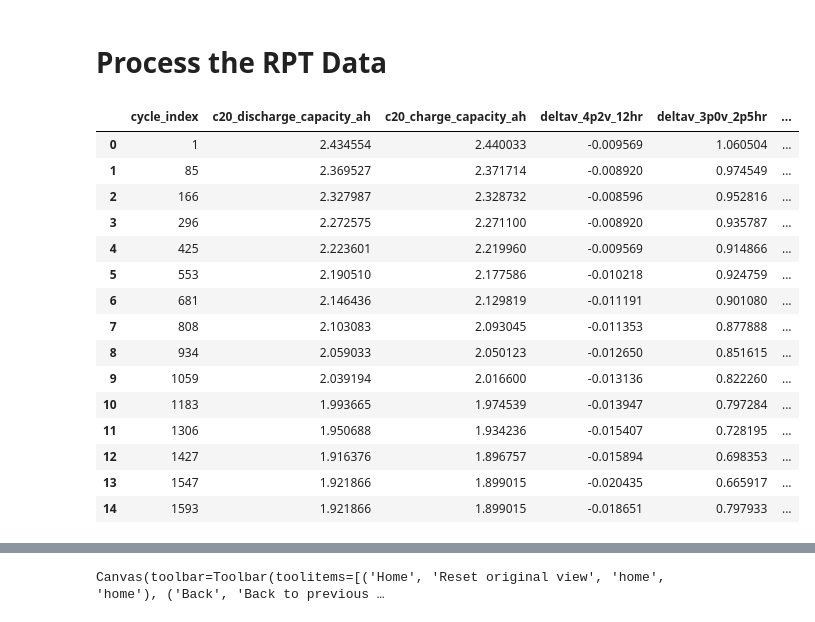
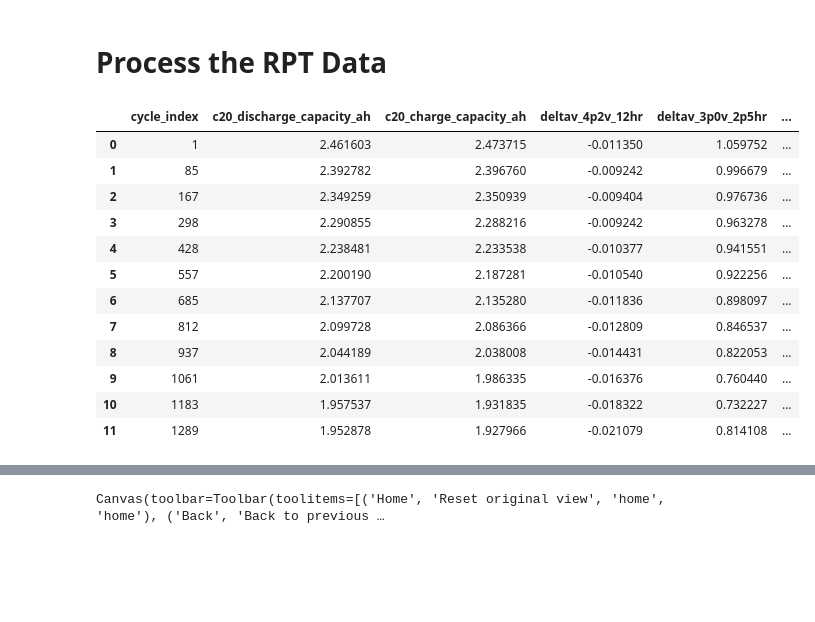
Before and after one commit to wengandrew/fast-formation, a Jupyter notebook: notebooks-2023/2023_01_31_test_process_cycling_data.ipynb, the cells around one changed output, grey strips where cells are left out. Cells and saved outputs as stored; diff of their text form; code cells hidden in the pictures; blank space fills up the shorter version.

```diff
--- a/notebooks-2023/2023_01_31_test_process_cycling_data.ipynb
+++ b/notebooks-2023/2023_01_31_test_process_cycling_data.ipynb
@@ -36,6 +39,6 @@ Initializing test records...
 Initializing devices...
 Done.
 # %%
-device_name = 'UMBL2022FEB_CELL152030'
+device_name = 'UMBL2022FEB_CELL152002'
 cyc = parsers.CyclingDataParser(device_name, vh)
 # %% [output]
@@ -130,32 +133,29 @@ Canvas(toolbar=Toolbar(toolitems=[('Home', 'Reset original view', 'home', 'home'
 # %% [markdown]
 # Process the RPT Data
 # %%
-rpt_start_cycle_list = cyc.get_rpt_start_cycles()
+rpt_start_cycle_list = rpt.get_rpt_start_cycles(0)
 df_by_rpt = rpt.get_rpt_info(rpt_start_cycle_list)
 
 # Append the throughput data by matching on the cycling info DataFrame
 rpt_tot_discharge_capacity_ah = []
 
 for cycle_index in df_by_rpt['cycle_index']:
     rpt_tot_discharge_capacity_ah.append(df_by_cyc['tot_discharge_capacity_ah'][df_by_cyc.index == cycle_index].values[0])
 
 df_by_rpt['tot_discharge_capacity_ah'] = rpt_tot_discharge_capacity_ah
 
 df_by_rpt
 # %% [output]
 |  | cycle_index | c20_discharge_capacity_ah | c20_charge_capacity_ah | deltav_4p2v_12hr | deltav_3p0v_2p5hr | ... |
-| 0 | 1 | 2.434554 | 2.440033 | -0.009569 | 1.060504 | ... |
-| 1 | 85 | 2.369527 | 2.371714 | -0.008920 | 0.974549 | ... |
-| 2 | 166 | 2.327987 | 2.328732 | -0.008596 | 0.952816 | ... |
-| 3 | 296 | 2.272575 | 2.271100 | -0.008920 | 0.935787 | ... |
-| 4 | 425 | 2.223601 | 2.219960 | -0.009569 | 0.914866 | ... |
-| 5 | 553 | 2.190510 | 2.177586 | -0.010218 | 0.924759 | ... |
-| 6 | 681 | 2.146436 | 2.129819 | -0.011191 | 0.901080 | ... |
-| 7 | 808 | 2.103083 | 2.093045 | -0.011353 | 0.877888 | ... |
-| 8 | 934 | 2.059033 | 2.050123 | -0.012650 | 0.851615 | ... |
-| 9 | 1059 | 2.039194 | 2.016600 | -0.013136 | 0.822260 | ... |
-| 10 | 1183 | 1.993665 | 1.974539 | -0.013947 | 0.797284 | ... |
-| 11 | 1306 | 1.950688 | 1.934236 | -0.015407 | 0.728195 | ... |
-| 12 | 1427 | 1.916376 | 1.896757 | -0.015894 | 0.698353 | ... |
-| 13 | 1547 | 1.921866 | 1.899015 | -0.020435 | 0.665917 | ... |
-| 14 | 1593 | 1.921866 | 1.899015 | -0.018651 | 0.797933 | ... |
+| 0 | 1 | 2.461603 | 2.473715 | -0.011350 | 1.059752 | ... |
+| 1 | 85 | 2.392782 | 2.396760 | -0.009242 | 0.996679 | ... |
+| 2 | 167 | 2.349259 | 2.350939 | -0.009404 | 0.976736 | ... |
+| 3 | 298 | 2.290855 | 2.288216 | -0.009242 | 0.963278 | ... |
+| 4 | 428 | 2.238481 | 2.233538 | -0.010377 | 0.941551 | ... |
+| 5 | 557 | 2.200190 | 2.187281 | -0.010540 | 0.922256 | ... |
+| 6 | 685 | 2.137707 | 2.135280 | -0.011836 | 0.898097 | ... |
+| 7 | 812 | 2.099728 | 2.086366 | -0.012809 | 0.846537 | ... |
+| 8 | 937 | 2.044189 | 2.038008 | -0.014431 | 0.822053 | ... |
+| 9 | 1061 | 2.013611 | 1.986335 | -0.016376 | 0.760440 | ... |
+| 10 | 1183 | 1.957537 | 1.931835 | -0.018322 | 0.732227 | ... |
+| 11 | 1289 | 1.952878 | 1.927966 | -0.021079 | 0.814108 | ... |
```
Also changed, not shown: parts of 10 cells of this notebook, 2 other files.
